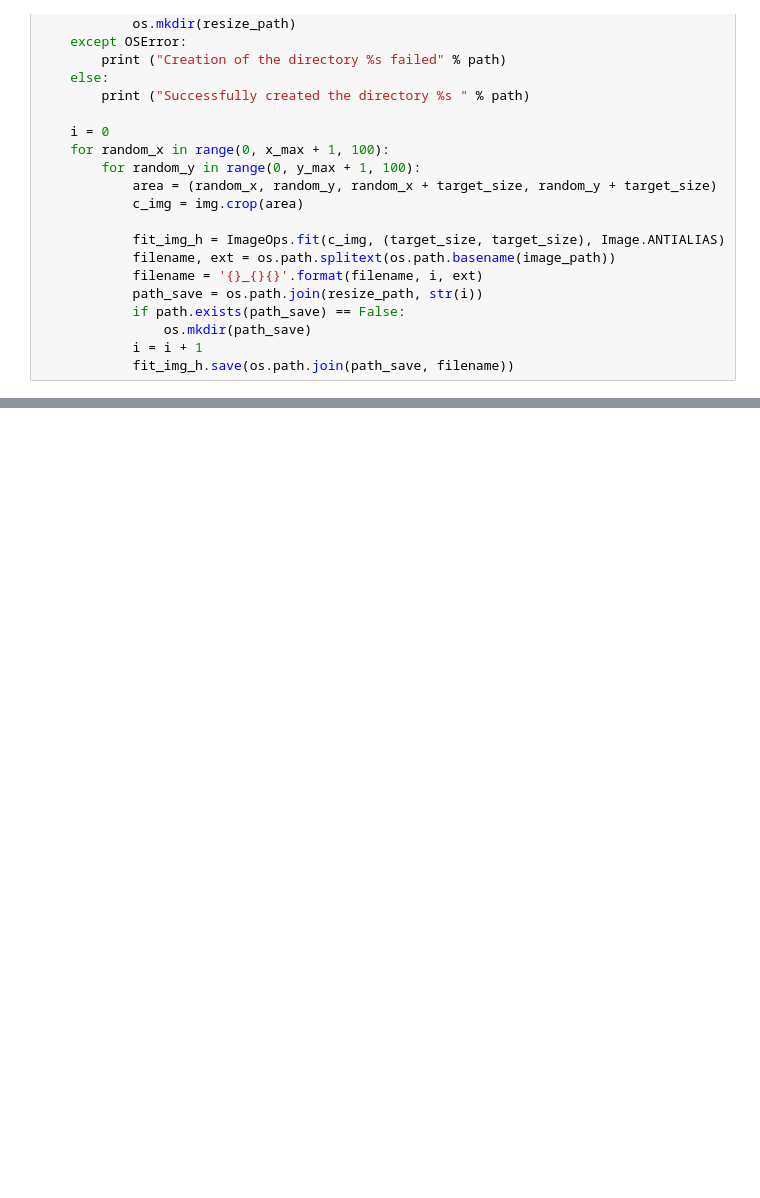
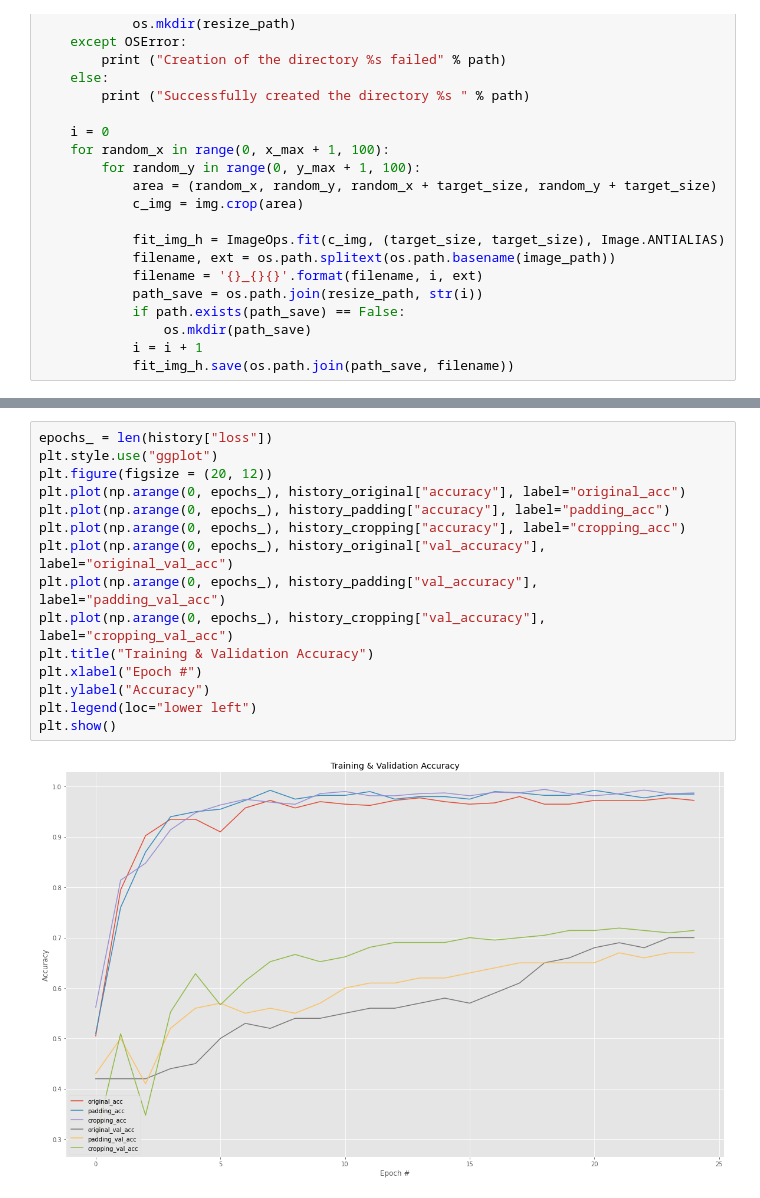
Before and after one commit to tranminhhieulkqn/Interior-Design, a Jupyter notebook: 8. Testing with Processing data [padding image].ipynb, the cells around one changed output, grey strips where cells are left out. Cells and saved outputs as stored; diff of their text form; blank space fills up the shorter version.

```diff
--- a/8. Testing with Processing data [padding image].ipynb
+++ b/8. Testing with Processing data [padding image].ipynb
@@ -199,0 +266,17 @@ Successfully created the directory <module 'ntpath' from 'c:\\users\\tranm\\appd
+# %%
+epochs_ = len(history["loss"])
+plt.style.use("ggplot")
+plt.figure(figsize = (20, 12))
+plt.plot(np.arange(0, epochs_), history_original["accuracy"], label="original_acc")
+plt.plot(np.arange(0, epochs_), history_padding["accuracy"], label="padding_acc")
+plt.plot(np.arange(0, epochs_), history_cropping["accuracy"], label="cropping_acc")
+plt.plot(np.arange(0, epochs_), history_original["val_accuracy"], label="original_val_acc")
+plt.plot(np.arange(0, epochs_), history_padding["val_accuracy"], label="padding_val_acc")
+plt.plot(np.arange(0, epochs_), history_cropping["val_accuracy"], label="cropping_val_acc")
+plt.title("Training & Validation Accuracy")
+plt.xlabel("Epoch #")
+plt.ylabel("Accuracy")
+plt.legend(loc="lower left")
+plt.show()
+# %% [output]
+[figure, added]
```
Also changed, not shown: parts of 14 cells of this notebook, 42 other files.
